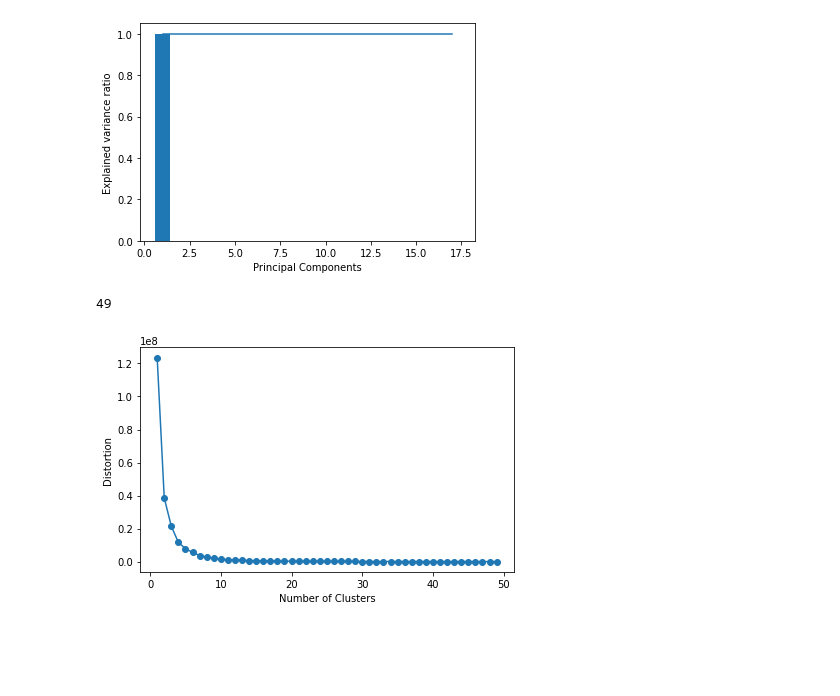
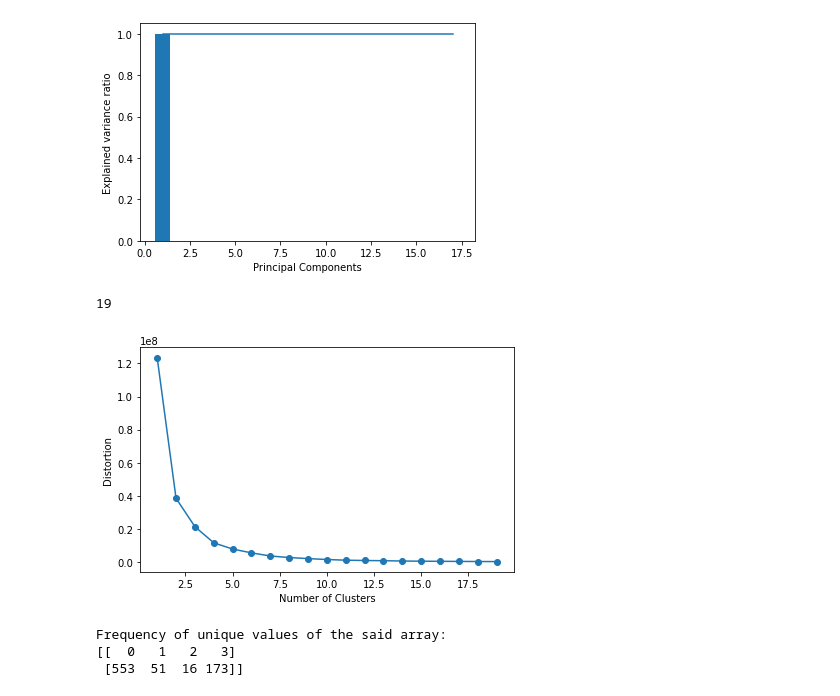
Before and after one commit to ZS-Weng/Machine_Learning, a Jupyter notebook: Clustering/KMeans vs Hiearchical Clustering.ipynb, the cells around one changed output. Saved outputs shown, nothing was run; the diff lists cells and outputs as text; code cells hidden in the pictures; blank space fills up the shorter version.

```diff
--- a/Clustering/KMeans vs Hiearchical Clustering.ipynb
+++ b/Clustering/KMeans vs Hiearchical Clustering.ipynb
@@ -81,21 +83,21 @@ pca_components = PCA(n_components = n_components)
 pca_arr = pca_components.fit_transform(df_for_pca)
 # %%
 distortions = []
-for i in range(1,50):
+for i in range(1,20):
     km = KMeans(n_clusters=i,
                 init='k-means++',
                 n_init=10,
                 max_iter=300,
                 random_state=0)
     km.fit(pca_arr)
     distortions.append(km.inertia_)
 
 print(len(distortions))
 plt.plot(range(1,len(distortions)+1), distortions, marker='o')
 plt.xlabel('Number of Clusters')
 plt.ylabel('Distortion')
 plt.tight_layout()
 plt.show()
 # %% [output]
-49
+19
-[figure, old version]
+[figure, new version]
@@ -101,0 +111,8 @@ plt.show()
+# %%
+unique_elements, counts_elements = np.unique(results, return_counts=True)
+print("Frequency of unique values of the said array:")
+print(np.asarray((unique_elements, counts_elements)))
+# %% [output]
+Frequency of unique values of the said array:
+[[  0   1   2   3]
+ [553  51  16 173]]
```
Also changed, not shown: parts of 8 cells of this notebook.
